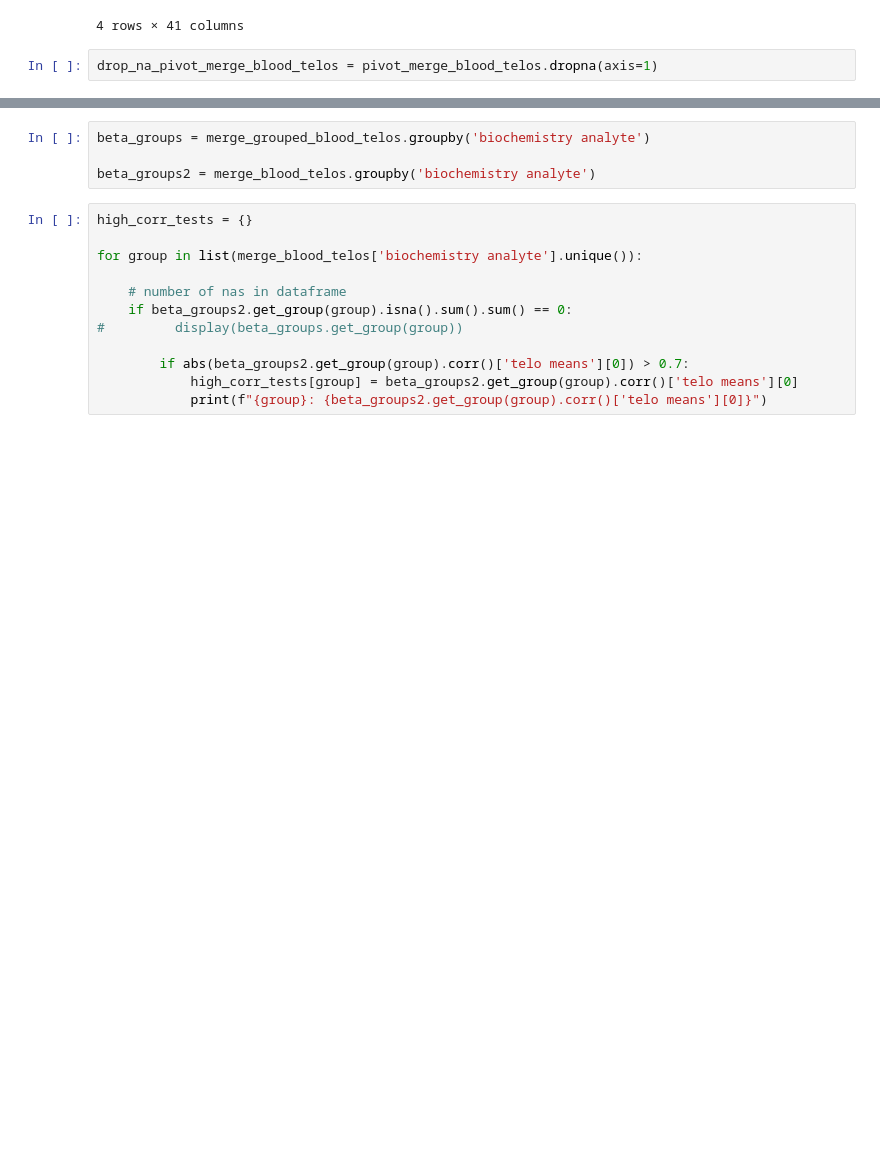
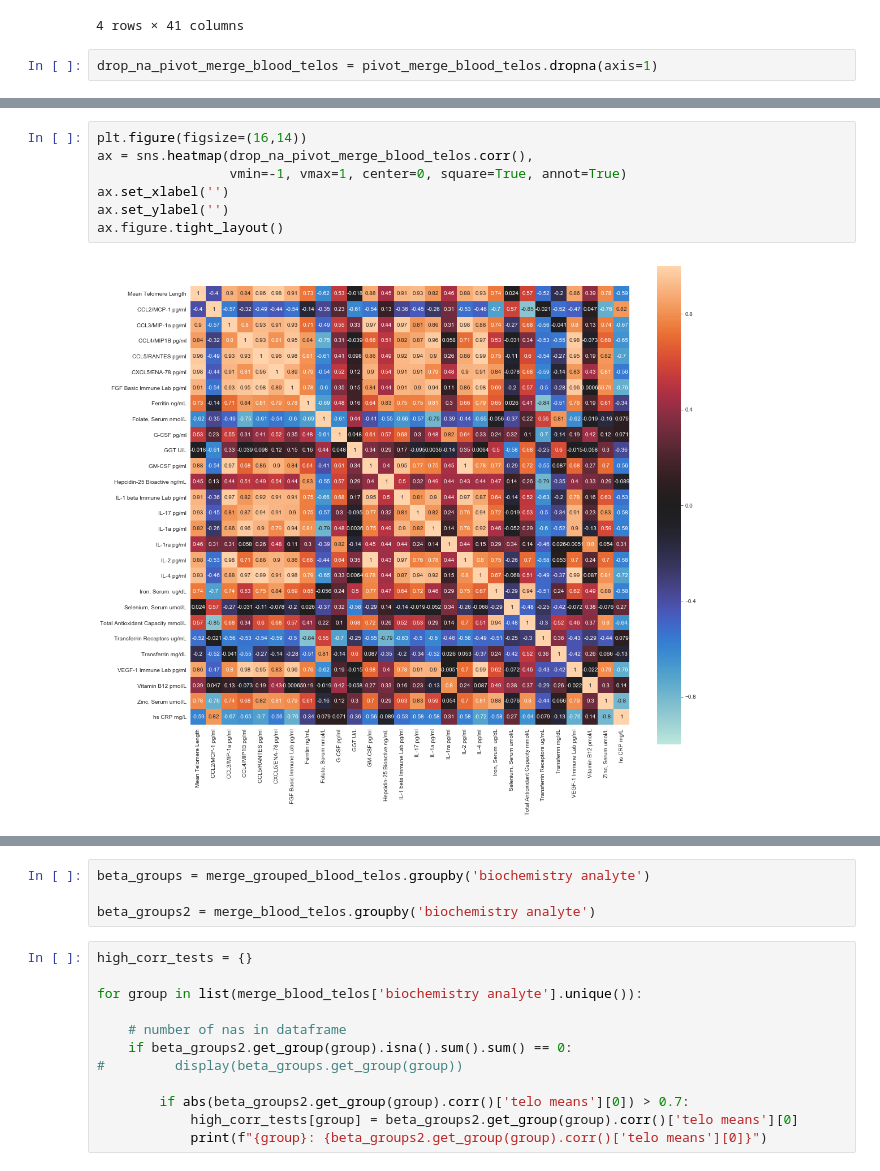
Before and after one commit to Jared-Luxton/NASA-astronauts-telomeres-chromosomes, a Jupyter notebook: NASA_telomeres/03a NASA Astros Telo Data Visualization and Stats.ipynb, the cells around one changed output, grey strips where cells are left out. Cells and saved outputs as stored; diff of their text form; blank space fills up the shorter version.

```diff
--- a/NASA_telomeres/03a NASA Astros Telo Data Visualization and Stats.ipynb
+++ b/NASA_telomeres/03a NASA Astros Telo Data Visualization and Stats.ipynb
@@ -583,2 +511,11 @@ plt.savefig('graph data/biochemistry correlations/biochemistry blood corr.png',
 # %% [output]
 [figure]
+# %%
+plt.figure(figsize=(16,14))
+ax = sns.heatmap(drop_na_pivot_merge_blood_telos.corr(),
+                 vmin=-1, vmax=1, center=0, square=True, annot=True)
+ax.set_xlabel('')
+ax.set_ylabel('')
+ax.figure.tight_layout()
+# %% [output]
+[figure, added]
```
Also changed, not shown: parts of 20 cells of this notebook.
